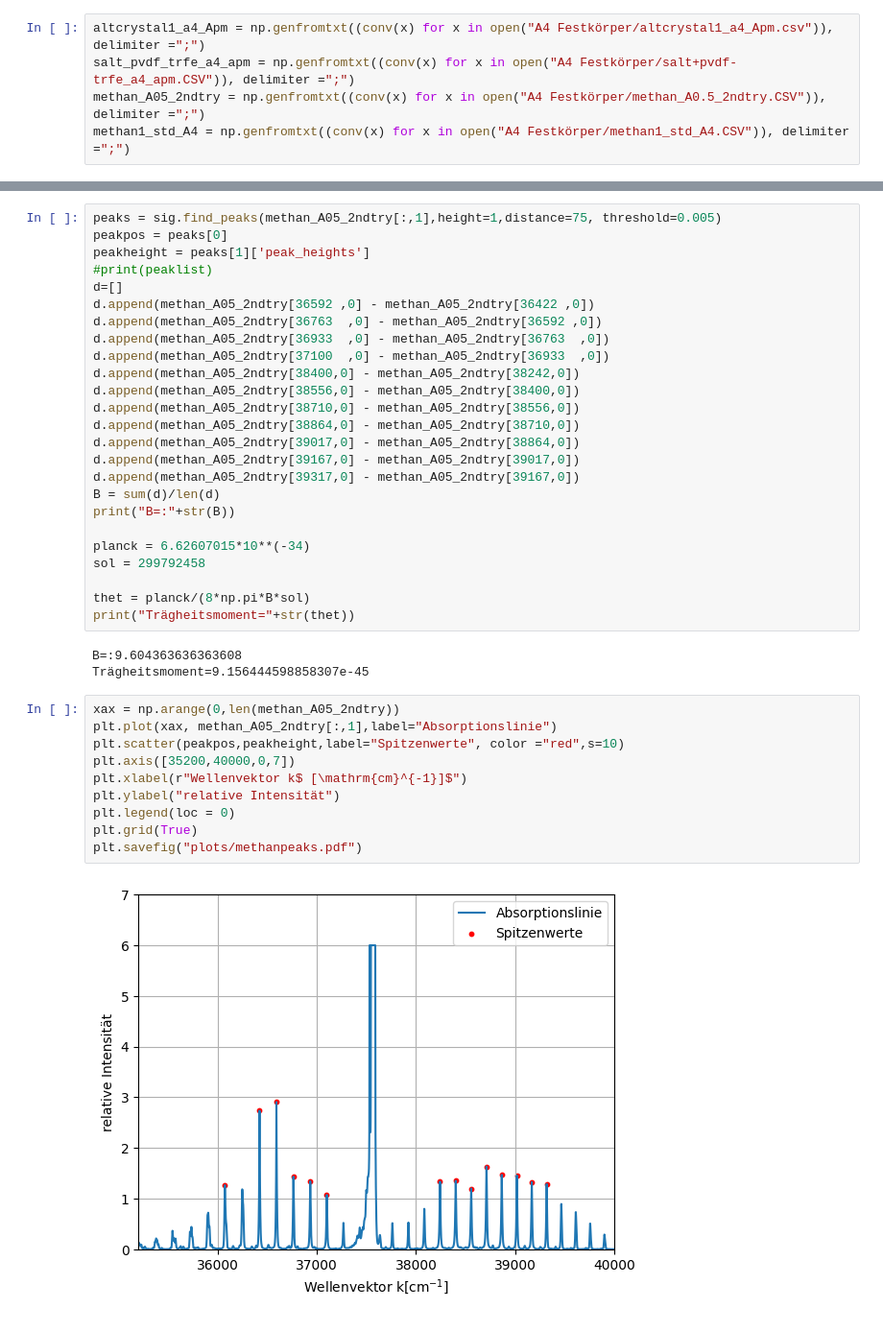
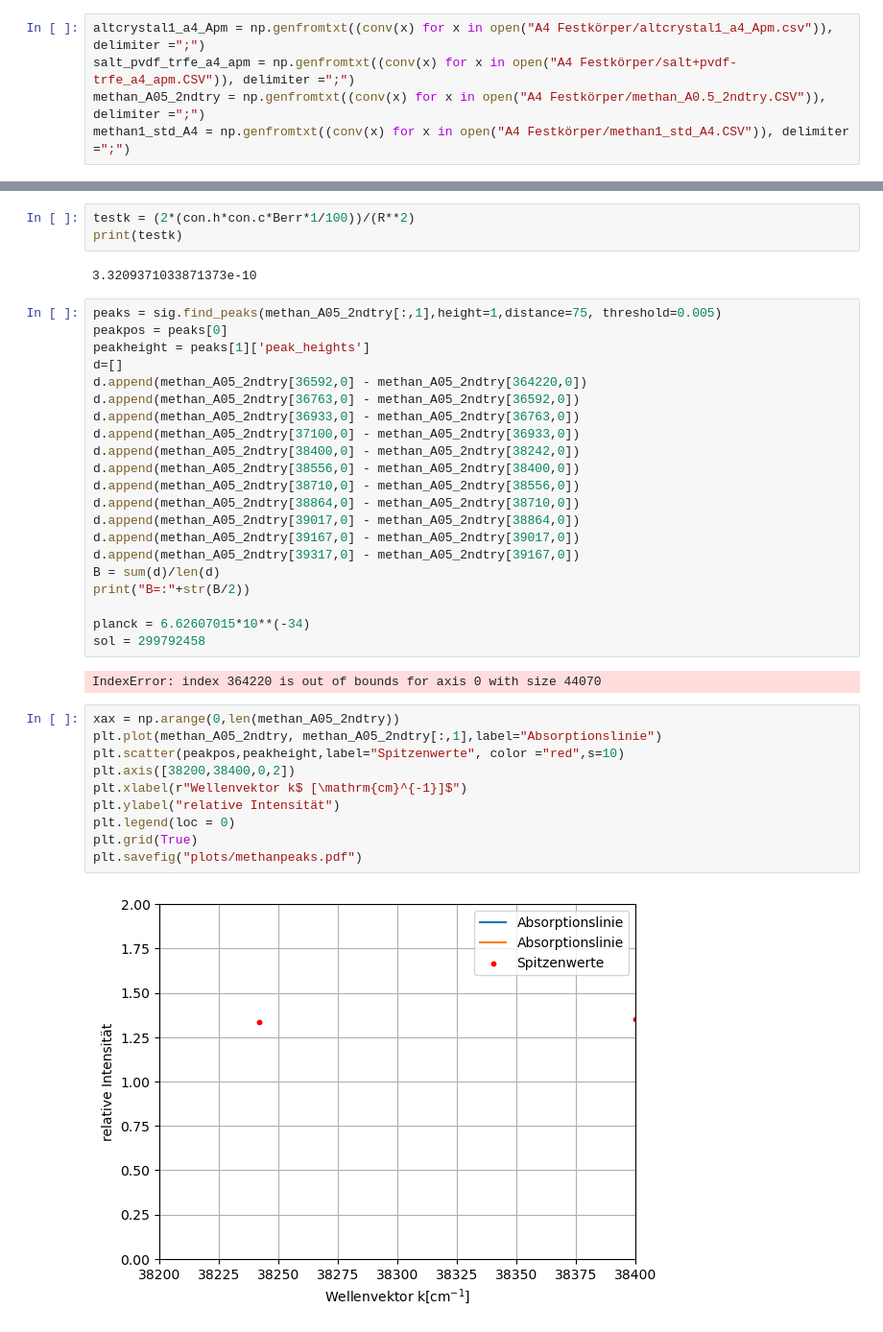
Before and after one commit to iLoveeMilkaa/M1-Lab, a Jupyter notebook: Aufgabe 4.ipynb, the cells around one changed output, grey strips where cells are left out. Shown: that part at 96% size. Cells and saved outputs as stored; diff of their text form.

```diff
--- a/Aufgabe 4.ipynb
+++ b/Aufgabe 4.ipynb
@@ -26,13 +170,17 @@ plt.savefig("plots/methanfull.pdf")
+# %%
+testk = (2*(con.h*con.c*Berr*1/100))/(R**2)
+print(testk)
+# %% [output]
+3.3209371033871373e-10
 # %%
 peaks = sig.find_peaks(methan_A05_2ndtry[:,1],height=1,distance=75, threshold=0.005)
 peakpos = peaks[0]
 peakheight = peaks[1]['peak_heights']
-#print(peaklist)
 d=[]
-d.append(methan_A05_2ndtry[36592 ,0] - methan_A05_2ndtry[36422 ,0])
-d.append(methan_A05_2ndtry[36763  ,0] - methan_A05_2ndtry[36592 ,0])
-d.append(methan_A05_2ndtry[36933  ,0] - methan_A05_2ndtry[36763  ,0])
-d.append(methan_A05_2ndtry[37100  ,0] - methan_A05_2ndtry[36933  ,0])
+d.append(methan_A05_2ndtry[36592,0] - methan_A05_2ndtry[364220,0])
+d.append(methan_A05_2ndtry[36763,0] - methan_A05_2ndtry[36592,0])
+d.append(methan_A05_2ndtry[36933,0] - methan_A05_2ndtry[36763,0])
+d.append(methan_A05_2ndtry[37100,0] - methan_A05_2ndtry[36933,0])
 d.append(methan_A05_2ndtry[38400,0] - methan_A05_2ndtry[38242,0])
 d.append(methan_A05_2ndtry[38556,0] - methan_A05_2ndtry[38400,0])
 d.append(methan_A05_2ndtry[38710,0] - methan_A05_2ndtry[38556,0])
@@ -41,25 +189,21 @@ d.append(methan_A05_2ndtry[39017,0] - methan_A05_2ndtry[38864,0])
 d.append(methan_A05_2ndtry[39167,0] - methan_A05_2ndtry[39017,0])
 d.append(methan_A05_2ndtry[39317,0] - methan_A05_2ndtry[39167,0])
 B = sum(d)/len(d)
-print("B=:"+str(B))
+print("B=:"+str(B/2))
 
 planck = 6.62607015*10**(-34)
 sol = 299792458
-
-thet = planck/(8*np.pi*B*sol)
-print("Trägheitsmoment="+str(thet))
 # %% [output]
-B=:9.604363636363608
-Trägheitsmoment=9.156444598858307e-45
+IndexError: index 364220 is out of bounds for axis 0 with size 44070
 # %%
 xax = np.arange(0,len(methan_A05_2ndtry))
-plt.plot(xax, methan_A05_2ndtry[:,1],label="Absorptionslinie")
+plt.plot(methan_A05_2ndtry, methan_A05_2ndtry[:,1],label="Absorptionslinie")
 plt.scatter(peakpos,peakheight,label="Spitzenwerte", color ="red",s=10)
-plt.axis([35200,40000,0,7])
+plt.axis([38200,38400,0,2])
 plt.xlabel(r"Wellenvektor k$ [\mathrm{cm}^{-1}]$")
 plt.ylabel("relative Intensität")
 plt.legend(loc = 0)
 plt.grid(True)
 plt.savefig("plots/methanpeaks.pdf")
 # %% [output]
-[figure, old version]
+[figure, new version]
```
Also changed, not shown: parts of 12 cells of this notebook, 5 other files.
